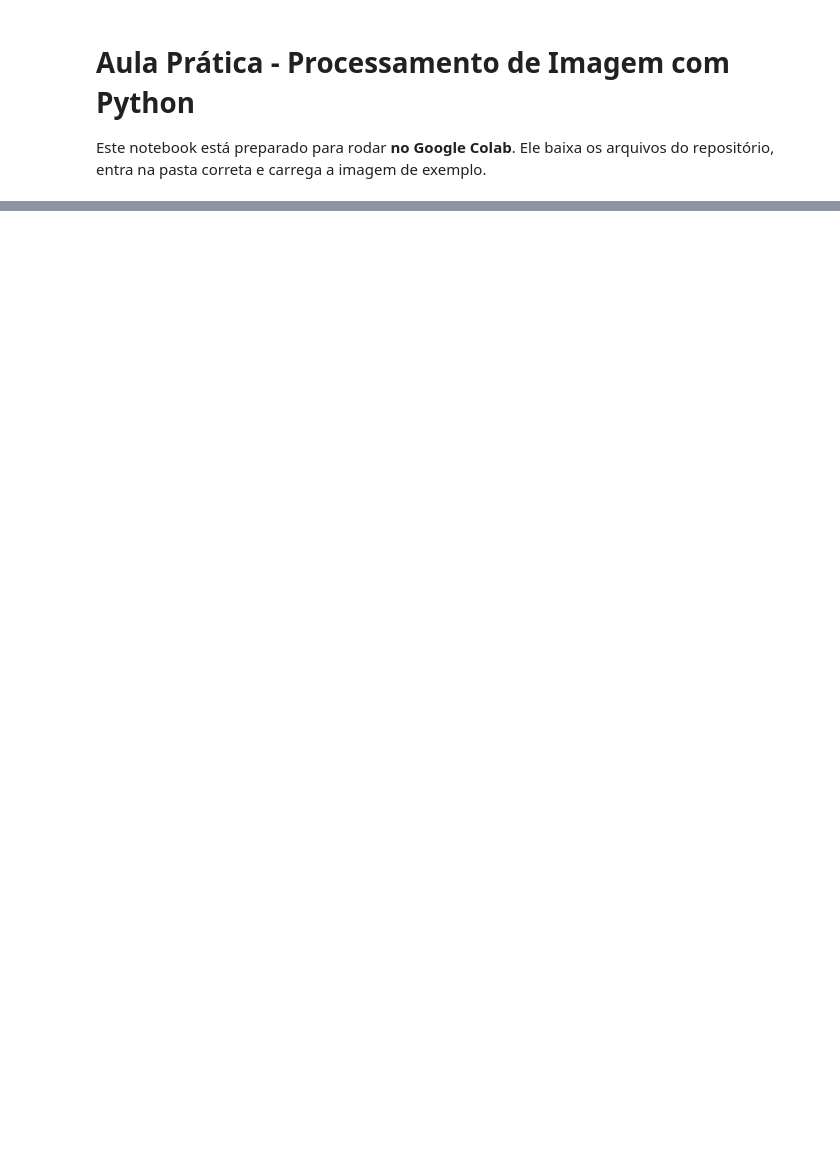
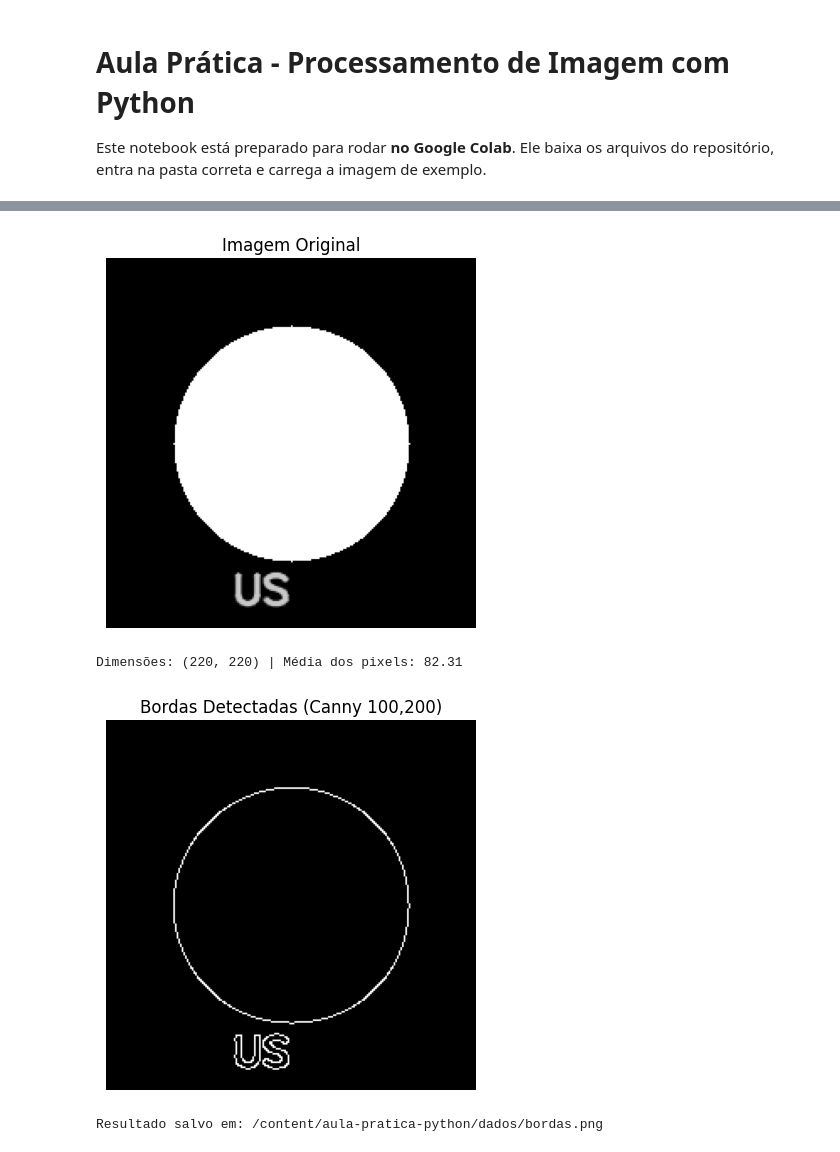
Before and after one commit to duchio/aula-pratica-python, a Jupyter notebook: aula_pratica.ipynb, the cells around one changed output, grey strips where cells are left out. Saved outputs shown, nothing was run; the diff lists cells and outputs as text; code cells hidden in the pictures; blank space fills up the shorter version.

```diff
--- a/aula_pratica.ipynb
+++ b/aula_pratica.ipynb
@@ -29,23 +70,42 @@ from pathlib import Path
 
 %matplotlib inline
 # %%
-# 🖼️ Carregar e mostrar imagem
+# Carregar imagem (sempre deste caminho padronizado)
 img_path = Path('dados') / 'imagem1.png'
 
 if not img_path.exists():
-    raise FileNotFoundError(f"Não encontrei {img_path}. Verifique se o clone deu certo e se o caminho está correto.")
+    raise FileNotFoundError(f"Não encontrei {img_path}. Algo impediu o setup de criar a imagem.")
 
 img = cv2.imread(str(img_path), cv2.IMREAD_GRAYSCALE)
 if img is None:
-    raise RuntimeError("OpenCV não conseguiu carregar a imagem.")
+    raise RuntimeError("OpenCV não conseguiu carregar a imagem. Verifique o arquivo.")
 
+# Mostrar imagem original
 plt.imshow(img, cmap='gray')
 plt.title('Imagem Original')
 plt.axis('off')
 plt.show()
 
-print(f"Dimensões: {img.shape}")
-print(f"Média dos pixels: {np.mean(img):.2f}")
+print(f"Dimensões: {img.shape} | Média dos pixels: {np.mean(img):.2f}")
+
+# Detecção de bordas (alunos podem brincar com os thresholds)
+t1, t2 = 100, 200       # experimente (50,150) ou (150,250)
+edges = cv2.Canny(img, t1, t2)
+
+plt.imshow(edges, cmap='gray')
+plt.title(f'Bordas Detectadas (Canny {t1},{t2})')
+plt.axis('off')
+plt.show()
+
+# (Opcional) salvar resultado
+out_path = Path('dados') / 'bordas.png'
+cv2.imwrite(str(out_path), edges)
+print("Resultado salvo em:", out_path.resolve())
+# %% [output]
+[figure, added]
+Dimensões: (220, 220) | Média dos pixels: 82.31
+[figure, added]
+Resultado salvo em: /content/aula-pratica-python/dados/bordas.png
 # %%
 # ✂️ Detecção de bordas (Canny) — ajuste os thresholds e rode novamente
 t1, t2 = 100, 200  # experimente (50,150) ou (150,250)
```
Also changed, not shown: parts of 4 cells of this notebook.
